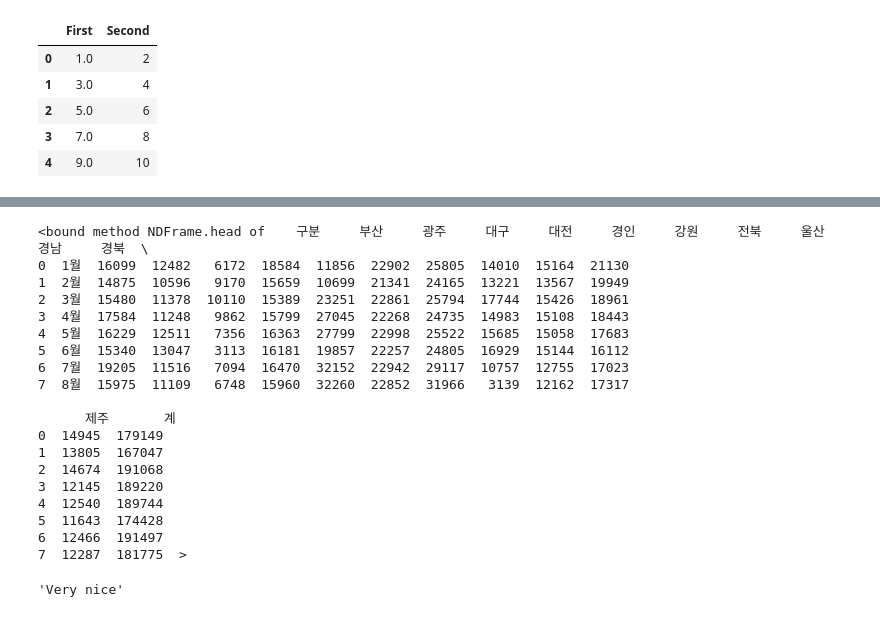
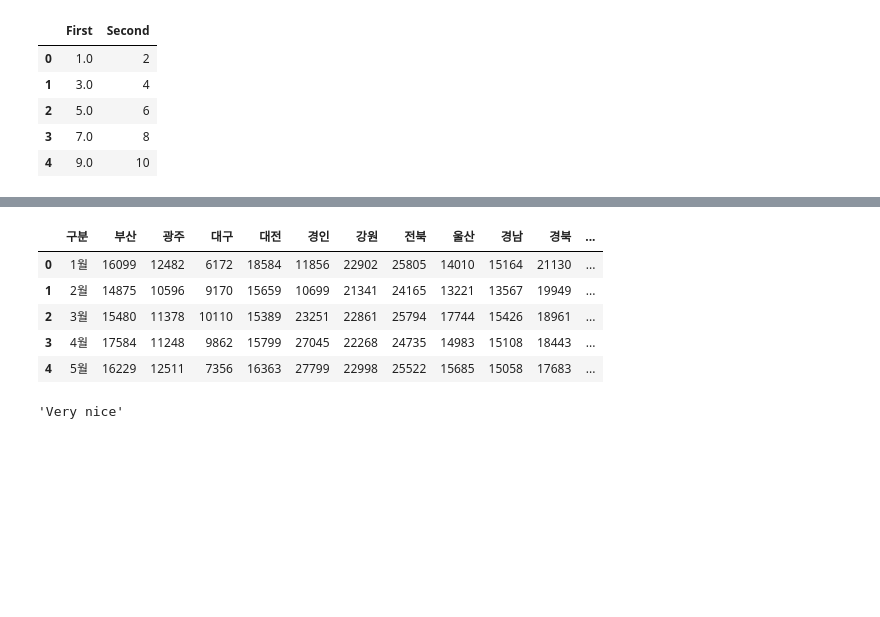
Before and after one commit to 1801310khm/knu_bdna_2022, a Jupyter notebook: 김현민_4강.ipynb, the cells around one changed output, grey strips where cells are left out. Cells and saved outputs as stored; diff of their text form; code cells hidden in the pictures; blank space fills up the shorter version.

```diff
--- a/김현민_4강.ipynb
+++ b/김현민_4강.ipynb
@@ -293,26 +293,13 @@ Saving 도로교통공단_TBN 한국교통방송_교통정보 제공_통계_방
 # %%
 data=pd.read_csv('도로교통공단_TBN 한국교통방송_교통정보 제공_통계_방송건수_20200831.csv', encoding='CP949')
-data.head
+data.head()
 # %% [output]
-<bound method NDFrame.head of    구분     부산     광주     대구     대전     경인     강원     전북     울산     경남     경북  \
-0  1월  16099  12482   6172  18584  11856  22902  25805  14010  15164  21130
-1  2월  14875  10596   9170  15659  10699  21341  24165  13221  13567  19949
-2  3월  15480  11378  10110  15389  23251  22861  25794  17744  15426  18961
-3  4월  17584  11248   9862  15799  27045  22268  24735  14983  15108  18443
-4  5월  16229  12511   7356  16363  27799  22998  25522  15685  15058  17683
-5  6월  15340  13047   3113  16181  19857  22257  24805  16929  15144  16112
-6  7월  19205  11516   7094  16470  32152  22942  29117  10757  12755  17023
-7  8월  15975  11109   6748  15960  32260  22852  31966   3139  12162  17317
-
-      제주       계
-0  14945  179149
-1  13805  167047
-2  14674  191068
-3  12145  189220
-4  12540  189744
-5  11643  174428
-6  12466  191497
-7  12287  181775  >
+|  | 구분 | 부산 | 광주 | 대구 | 대전 | 경인 | 강원 | 전북 | 울산 | 경남 | 경북 | ... |
+| 0 | 1월 | 16099 | 12482 | 6172 | 18584 | 11856 | 22902 | 25805 | 14010 | 15164 | 21130 | ... |
+| 1 | 2월 | 14875 | 10596 | 9170 | 15659 | 10699 | 21341 | 24165 | 13221 | 13567 | 19949 | ... |
+| 2 | 3월 | 15480 | 11378 | 10110 | 15389 | 23251 | 22861 | 25794 | 17744 | 15426 | 18961 | ... |
+| 3 | 4월 | 17584 | 11248 | 9862 | 15799 | 27045 | 22268 | 24735 | 14983 | 15108 | 18443 | ... |
+| 4 | 5월 | 16229 | 12511 | 7356 | 16363 | 27799 | 22998 | 25522 | 15685 | 15058 | 17683 | ... |
 # %%
 #7주차
 # %%
```
Also changed, not shown: parts of 1 cell of this notebook.
